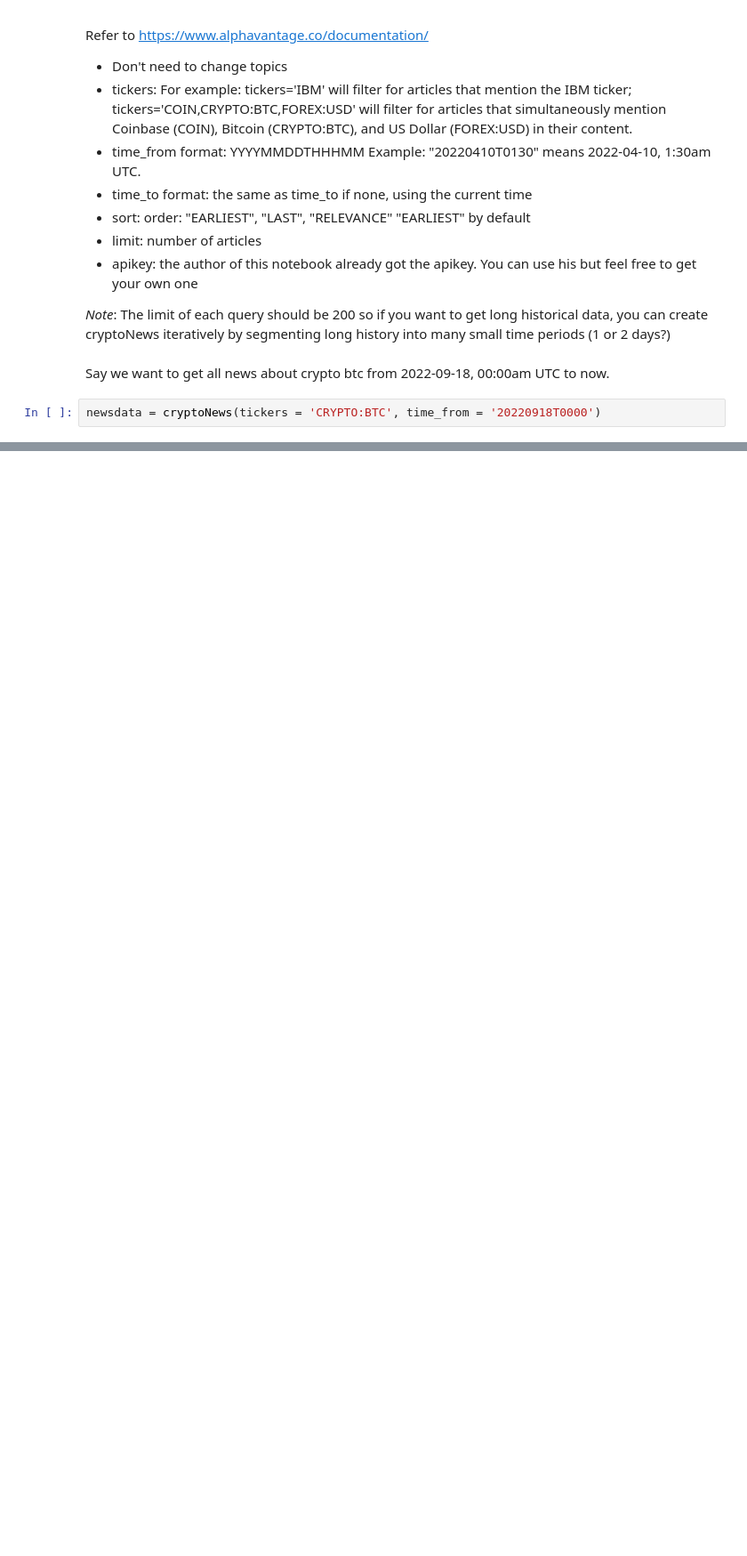
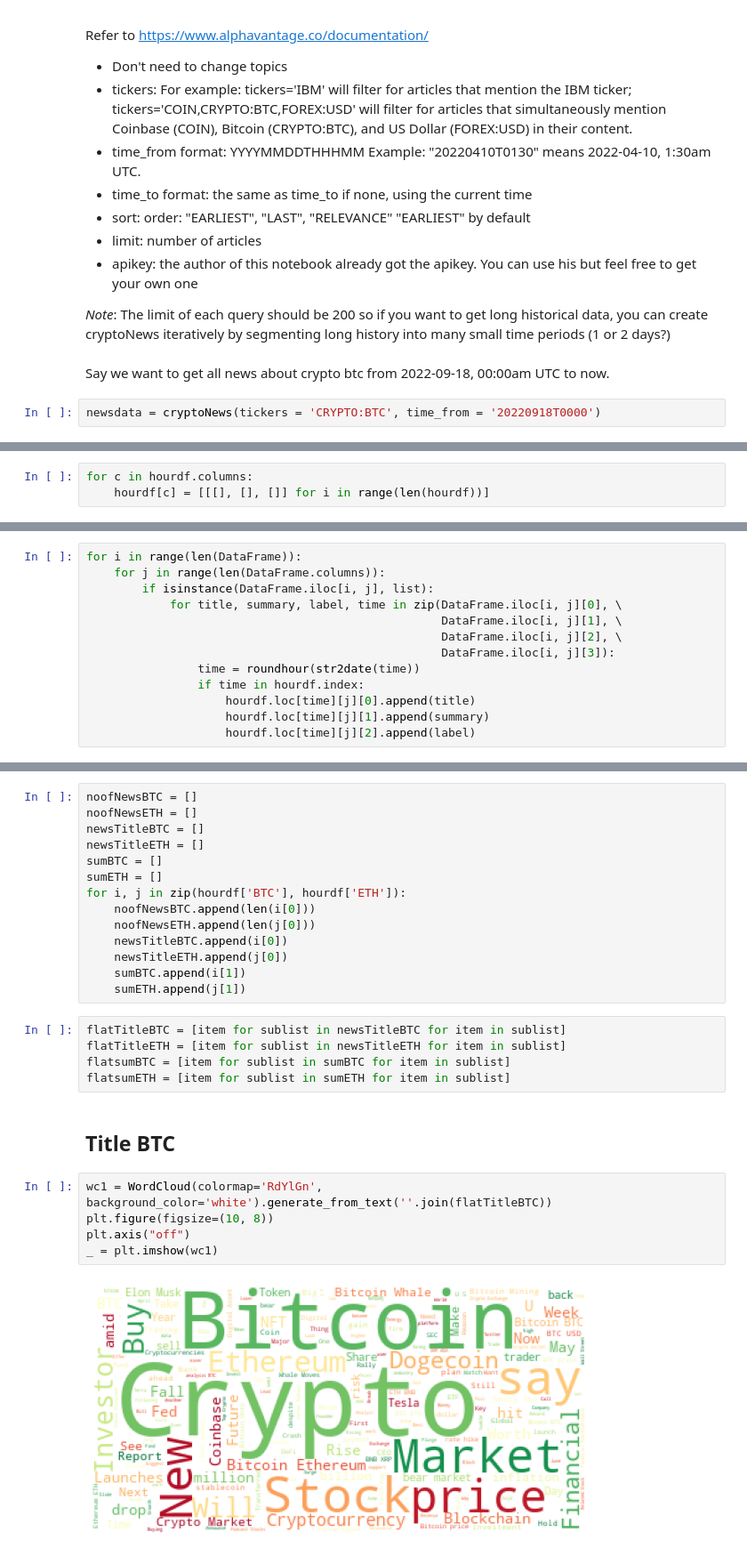
Before and after one commit to llxx1998/Crypto-Prediction-and-Trading, a Jupyter notebook: datasource/CryptoNewsAPI_AlphaVantage.ipynb, the cells around one changed output, grey strips where cells are left out. Shown: that part at 89% size. Saved outputs shown, nothing was run; the diff lists cells and outputs as text; blank space fills up the shorter version.

```diff
--- a/datasource/CryptoNewsAPI_AlphaVantage.ipynb
+++ b/datasource/CryptoNewsAPI_AlphaVantage.ipynb
@@ -111,0 +218,3 @@ newsdata.getDataFrame().head()
+# %%
+for c in hourdf.columns:
+    hourdf[c] = [[[], [], []] for i in range(len(hourdf))]
@@ -111,0 +232,13 @@ newsdata.getDataFrame().head()
+# %%
+for i in range(len(DataFrame)):
+    for j in range(len(DataFrame.columns)):
+        if isinstance(DataFrame.iloc[i, j], list):
+            for title, summary, label, time in zip(DataFrame.iloc[i, j][0], \
+                                                   DataFrame.iloc[i, j][1], \
+                                                   DataFrame.iloc[i, j][2], \
+                                                   DataFrame.iloc[i, j][3]):
+                time = roundhour(str2date(time))
+                if time in hourdf.index:
+                    hourdf.loc[time][j][0].append(title)
+                    hourdf.loc[time][j][1].append(summary)
+                    hourdf.loc[time][j][2].append(label)
@@ -111,0 +249,28 @@ newsdata.getDataFrame().head()
+# %%
+noofNewsBTC = []
+noofNewsETH = []
+newsTitleBTC = []
+newsTitleETH = []
+sumBTC = []
+sumETH = []
+for i, j in zip(hourdf['BTC'], hourdf['ETH']):
+    noofNewsBTC.append(len(i[0]))
+    noofNewsETH.append(len(j[0]))
+    newsTitleBTC.append(i[0])
+    newsTitleETH.append(j[0])
+    sumBTC.append(i[1])
+    sumETH.append(j[1])
+# %%
+flatTitleBTC = [item for sublist in newsTitleBTC for item in sublist]
+flatTitleETH = [item for sublist in newsTitleETH for item in sublist]
+flatsumBTC = [item for sublist in sumBTC for item in sublist]
+flatsumETH = [item for sublist in sumETH for item in sublist]
+# %% [markdown]
+## Title BTC
+# %%
+wc1 = WordCloud(colormap='RdYlGn', background_color='white').generate_from_text(''.join(flatTitleBTC))
+plt.figure(figsize=(10, 8))
+plt.axis("off")
+_ = plt.imshow(wc1)
+# %% [output]
+[figure, added]
```
Also changed, not shown: parts of 28 cells of this notebook, 5 other files.
